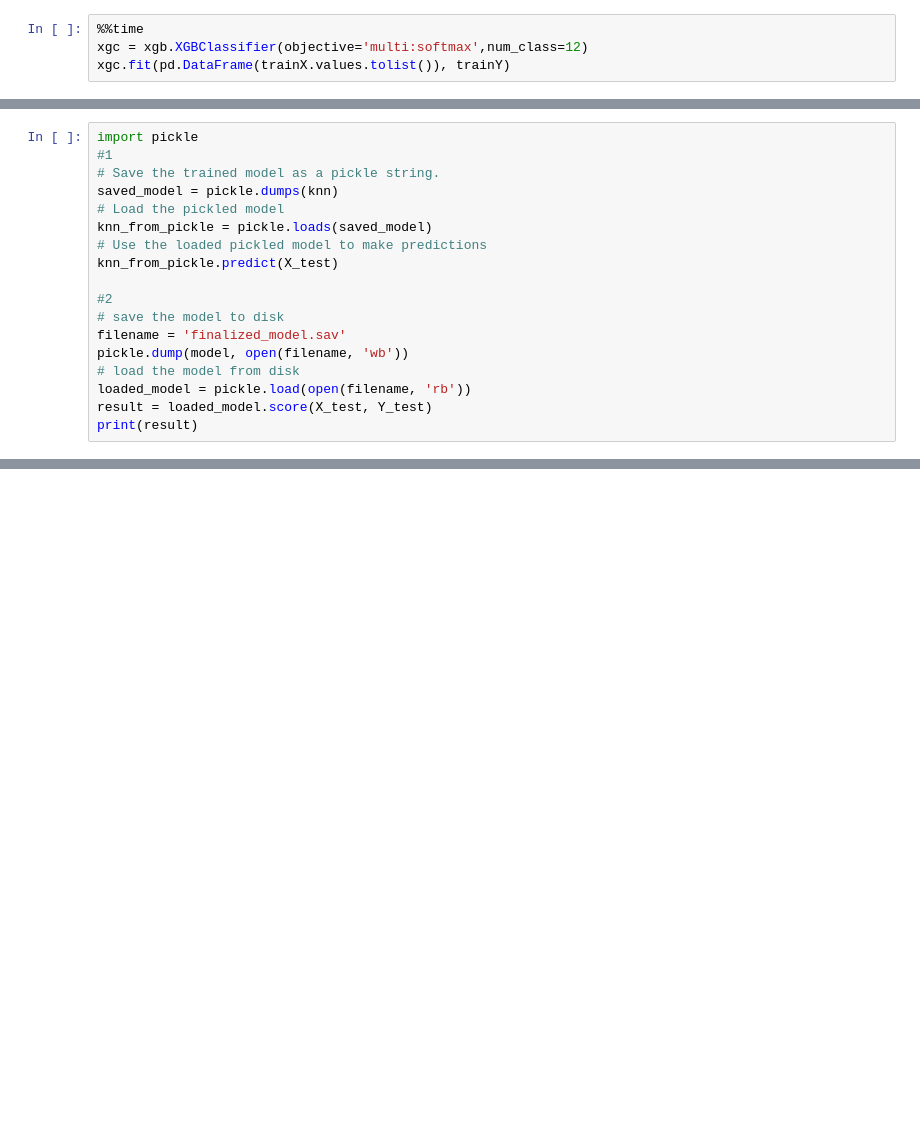
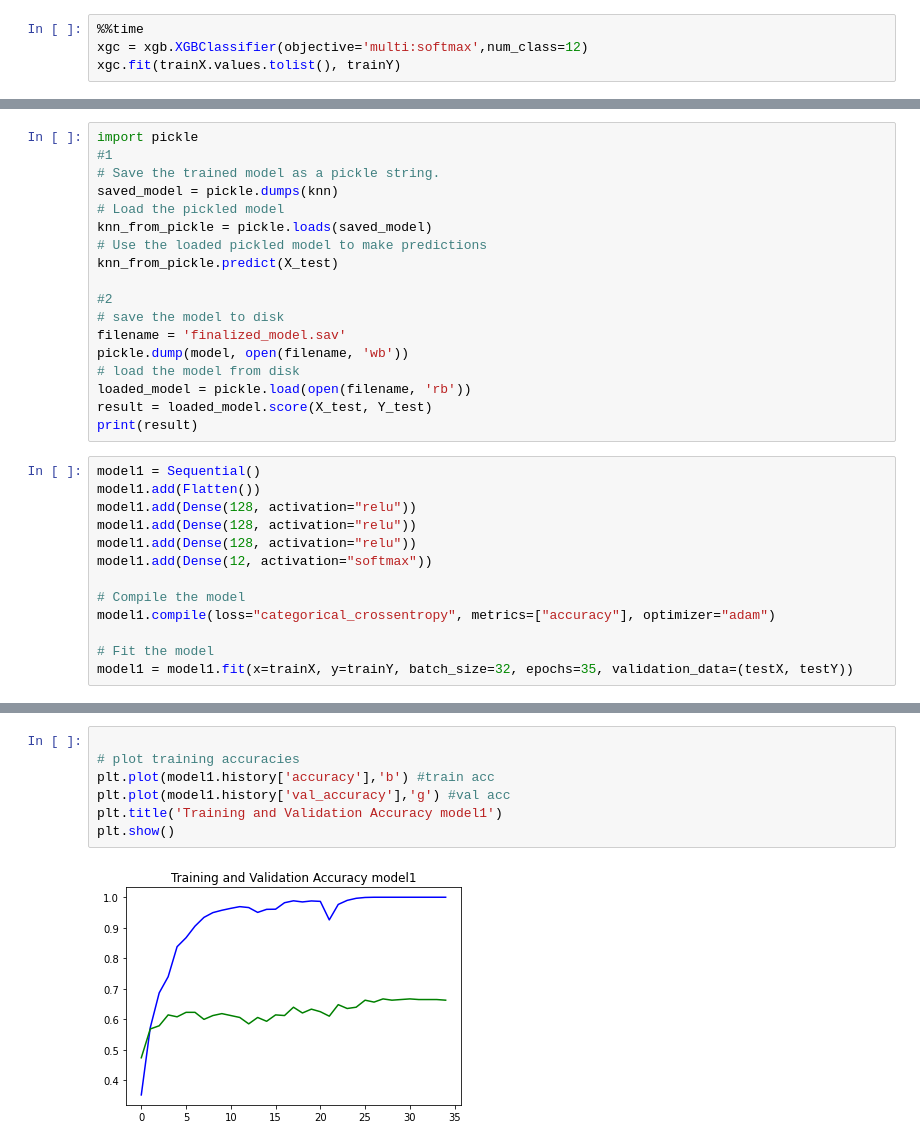
Before and after one commit to varunkr24/CNN-Image-Classification-1, a Jupyter notebook: CNN_Plant_Seedling.ipynb, the cells around one changed output, grey strips where cells are left out. Drawn from its saved outputs; the diff is of its cells as text; blank space fills up the shorter version.

```diff
--- a/CNN_Plant_Seedling.ipynb
+++ b/CNN_Plant_Seedling.ipynb
@@ -543,7 +550,7 @@ AttributeError: ignored
 # %%
 %%time
 xgc = xgb.XGBClassifier(objective='multi:softmax',num_class=12)
-xgc.fit(pd.DataFrame(trainX.values.tolist()), trainY)
+xgc.fit(trainX.values.tolist(), trainY)
 # %% [output]
 AttributeError: ignored
 # %%
@@ -564,3 +571,16 @@ pickle.dump(model, open(filename, 'wb'))
 loaded_model = pickle.load(open(filename, 'rb'))
 result = loaded_model.score(X_test, Y_test)
 print(result)
+# %%
+model1 = Sequential()
+model1.add(Flatten())
+model1.add(Dense(128, activation="relu"))
+model1.add(Dense(128, activation="relu"))
+model1.add(Dense(128, activation="relu"))
+model1.add(Dense(12, activation="softmax"))
+
+# Compile the model
+model1.compile(loss="categorical_crossentropy", metrics=["accuracy"], optimizer="adam")
+
+# Fit the model
+model1 = model1.fit(x=trainX, y=trainY, batch_size=32, epochs=35, validation_data=(testX, testY))
@@ -566,0 +605,9 @@ print(result)
+# %%
+
+# plot training accuracies
+plt.plot(model1.history['accuracy'],'b') #train acc
+plt.plot(model1.history['val_accuracy'],'g') #val acc
+plt.title('Training and Validation Accuracy model1')
+plt.show()
+# %% [output]
+[figure, added]
```
Also changed, not shown: parts of 8 cells of this notebook.
